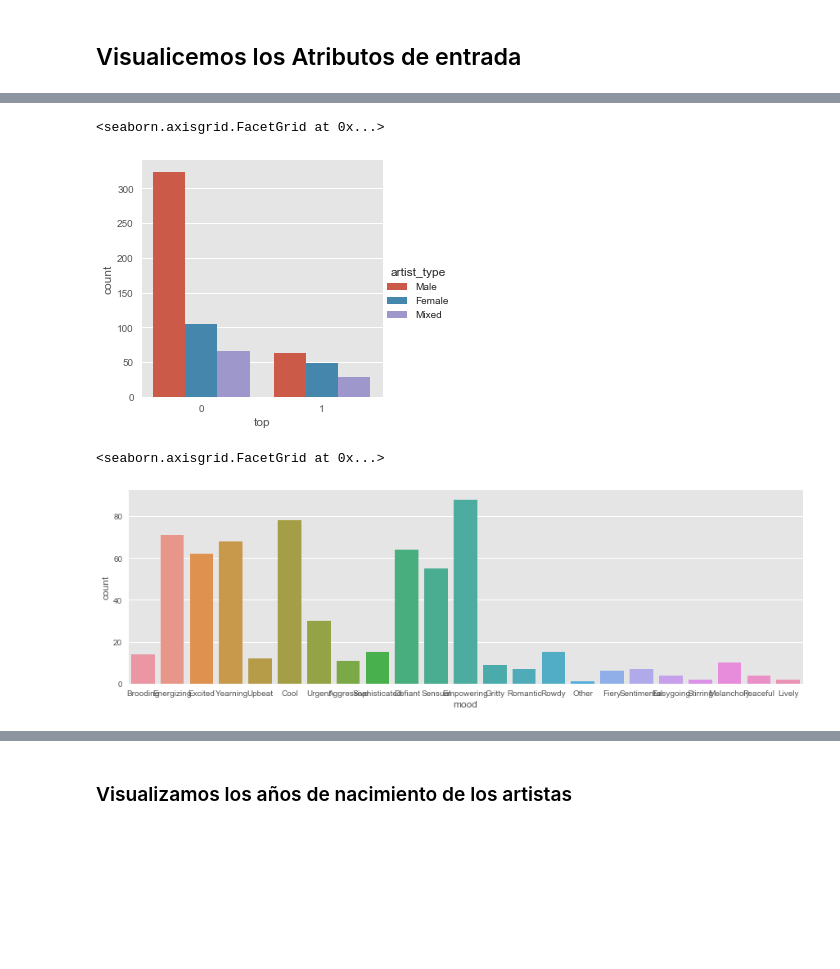
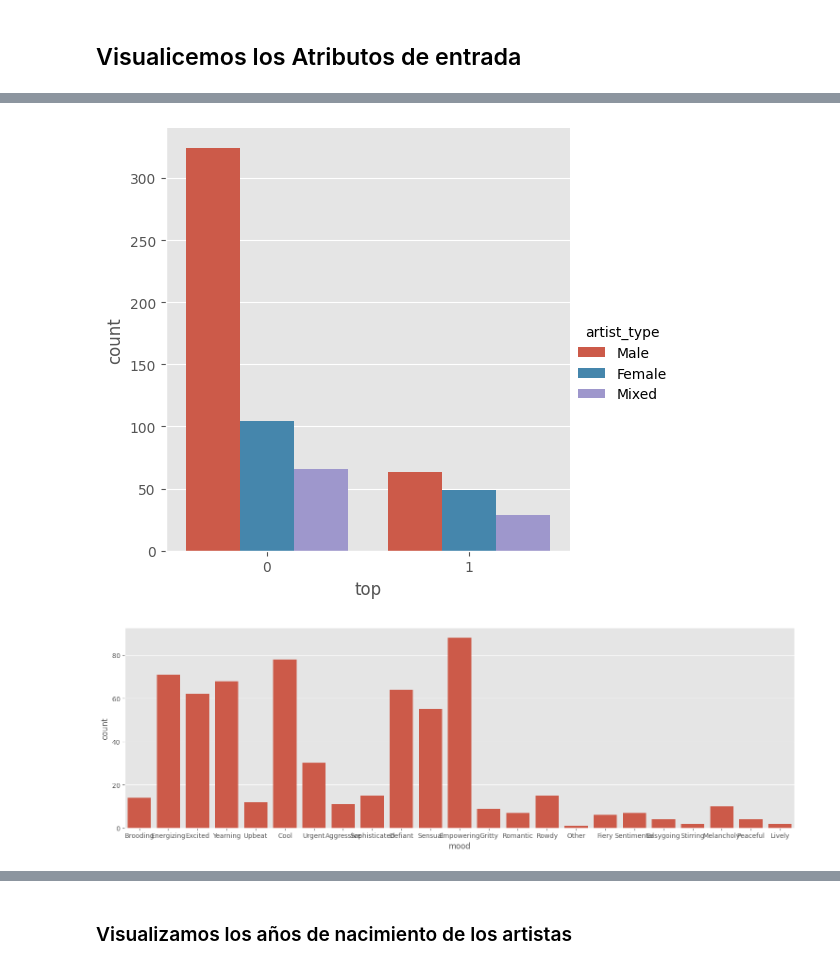
Before and after one commit to jbagnato/machine-learning, a Jupyter notebook: Ejercicio_Arbol_de_Decision.ipynb, the cells around one changed output, grey strips where cells are left out. Drawn from its saved outputs; the diff is of its cells as text; code cells hidden in the pictures; blank space fills up the shorter version.

Commit message:
Ejercicio_Arbol_de_Decision: correcciones menores de sintaxis, corrección de comandos deprecados

```diff
--- a/Ejercicio_Arbol_de_Decision.ipynb
+++ b/Ejercicio_Arbol_de_Decision.ipynb
@@ -57,11 +59,13 @@ sb.factorplot('artist_type',data=artists_billboard,kind="count")
 # %%
-sb.factorplot('top',data=artists_billboard,hue='artist_type',kind="count")
+# sb.factorplot('top',data=artists_billboard,hue='artist_type',kind="count") # deprecado
+sb.catplot(x='top', data=artists_billboard, hue='artist_type', kind='count')
+plt.show()
 # %% [output]
-<seaborn.axisgrid.FacetGrid at 0x...>
-[figure, old version]
+[figure, new version]
 # %%
-sb.factorplot('mood',data=artists_billboard,kind="count", aspect=3)
+# sb.factorplot('mood',data=artists_billboard,kind="count", aspect=3) # deprecado
+sb.catplot(x='mood', data=artists_billboard, kind='count', aspect=3)
+plt.show()
 # %% [output]
-<seaborn.axisgrid.FacetGrid at 0x...>
-[figure, old version]
+[figure, new version]
 # %%
```
Also changed, not shown: parts of 30 cells of this notebook.
